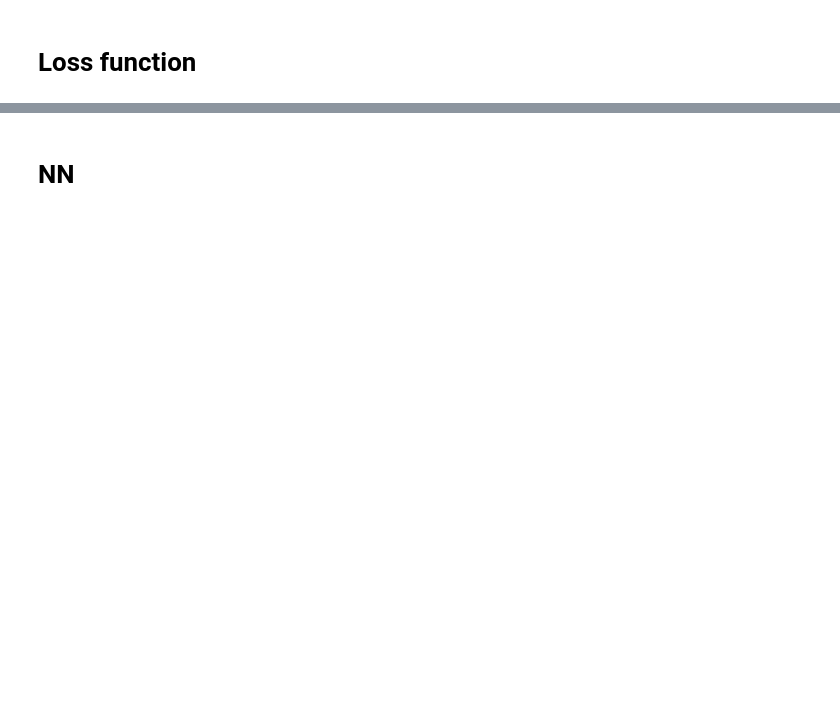
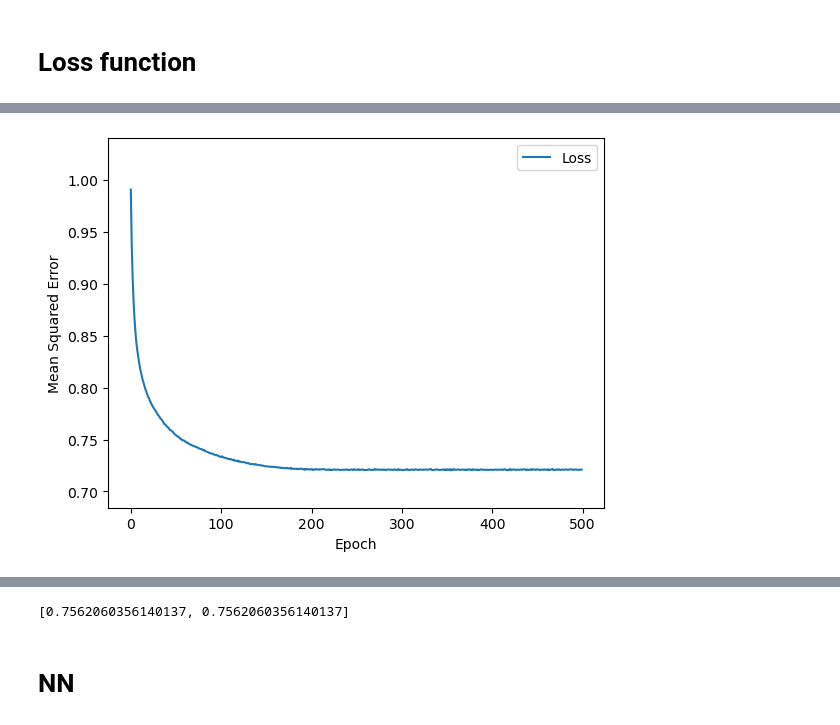
Before and after one commit to ariang/adsfs23-lnw, a Jupyter notebook: 1_dataprocessing.ipynb, the cells around one changed output, grey strips where cells are left out. Saved outputs shown, nothing was run; the diff lists cells and outputs as text; code cells hidden in the pictures; blank space fills up the shorter version.

```diff
--- a/1_dataprocessing.ipynb
+++ b/1_dataprocessing.ipynb
@@ -599,3 +617,36 @@ The data points have been standardized.
+# %%
+# Create an empty list that will eventually hold all created feature columns.
+# The target will be defined apart.
+feature_columns = []
+
+# We standardized all the columns, including latitude and longitude, into their
+# Z-scores. So, instead of picking a resolution in degrees, we're going
+# to use resolution_in_Zs.  A resolution_in_Zs of 1 corresponds to
+# a full standard deviation.
+resolution_in_Zs = 0.3  # 3/10 of a standard deviation.
+
+
+# Create a bucket feature column for latitude.
+rooms_as_a_numeric_column = tf.feature_column.numeric_column("rooms")
+rooms_boundaries = list(np.arange(int(min(train_df_stand['rooms'])),
+                                     int(max(train_df_stand['rooms'])),
+                                     resolution_in_Zs))
+rooms = tf.feature_column.bucketized_column(rooms_as_a_numeric_column, rooms_boundaries)
+
+# Create a bucket feature column for longitude.
+size_as_a_numeric_column = tf.feature_column.numeric_column("size")
+size_boundaries = list(np.arange(int(min(train_df_stand['size'])),
+                                      int(max(train_df_stand['size'])),
+                                      resolution_in_Zs))
+size = tf.feature_column.bucketized_column(size_as_a_numeric_column, size_boundaries)
+
+# Create a feature cross of latitude and longitude.
+rooms_x_size = tf.feature_column.crossed_column([rooms, size], hash_bucket_size=100)
+crossed_feature = tf.feature_column.indicator_column(rooms_x_size)
+feature_columns.append(crossed_feature)
+
+# Convert the list of feature columns into a layer that will later be fed into the model.
+my_feature_layer = tf.keras.layers.DenseFeatures(feature_columns)
 # %%
 def create_model(my_learning_rate, feature_layer):
   """Create and compile a simple linear regression model."""
@@ -620,7 +671,7 @@ def train_model(model, dataset, epochs, batch_size, target_name):
   """Feed a dataset into the model in order to train it."""
 
   # Split the dataset into features and label.
-  features = {name:np.array(value) for name, value in dataset.items()}
+  features = {name:np.asarray(value).astype(np.float32) for name, value in dataset.items()}
   label = np.array(features.pop(target_name))
   history = model.fit(x=features, y=label, batch_size=batch_size,
                       epochs=epochs, shuffle=True)
@@ -657,13 +765,13 @@ learning_rate = 0.01 # Always tune it w.r.t. the batch size.
                      # If you have time to tune only one hyperparameter, then
                      # tune the learning rate.
                      # Standard starting points are 0.01, 0.05 and 0.1.
-epochs = 20  # You can use about 2 or 3 times the number of features (more than
+epochs = 500  # You can use about 2 or 3 times the number of features (more than
              # 100 only for very complex and large datasets). Increase if the
              # network still shows improvements for larger epochs.
-batch_size = 1000 # you can also use powers of 2 for larger networks.
+batch_size = 300 # you can also use powers of 2 for larger networks.
 
 # Here we define the target.
-target_name = "median_house_value"
+target_name = "price"
 
 # Establish the model's topography.
 my_model = create_model(learning_rate, my_feature_layer)
@@ -672,7 +780,8 @@ my_model = create_model(learning_rate, my_feature_layer)
 epochs, mse = train_model(my_model, train_df_stand, epochs, batch_size, target_name)
 plot_the_loss_curve(epochs, mse)
 
-test_features = {name:np.array(value) for name, value in test_df_stand.items()}
+test_features = {name:np.asarray(value).astype(np.float32) for name, value in test_df_stand.items()}
 test_label = np.array(test_features.pop(target_name)) # isolate the label
 print("\n Evaluate the linear regression model against the test set:")
 my_model.evaluate(x = test_features, y = test_label, batch_size=batch_size)
+# %% [output]
@@ -678,0 +805 @@ my_model.evaluate(x = test_features, y = test_label, batch_size=batch_size)
+[figure, added]
@@ -679,3 +809,4 @@ my_model.evaluate(x = test_features, y = test_label, batch_size=batch_size)
+[0.7562060356140137, 0.7562060356140137]
 # %% [markdown]
 # NN
 # %%
```
Also changed, not shown: parts of 13 cells of this notebook.
